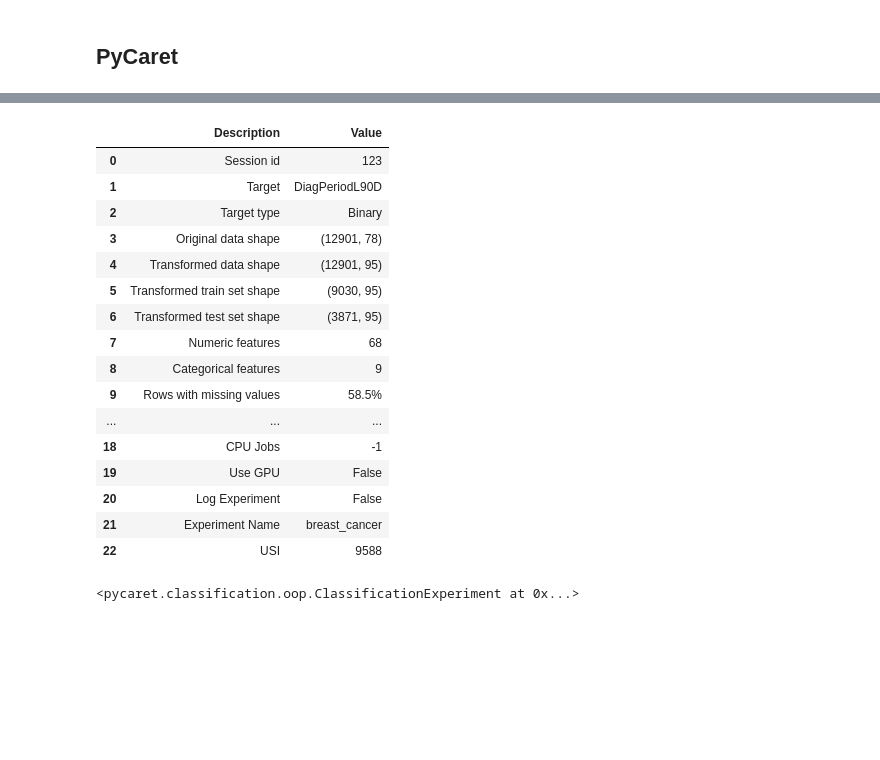
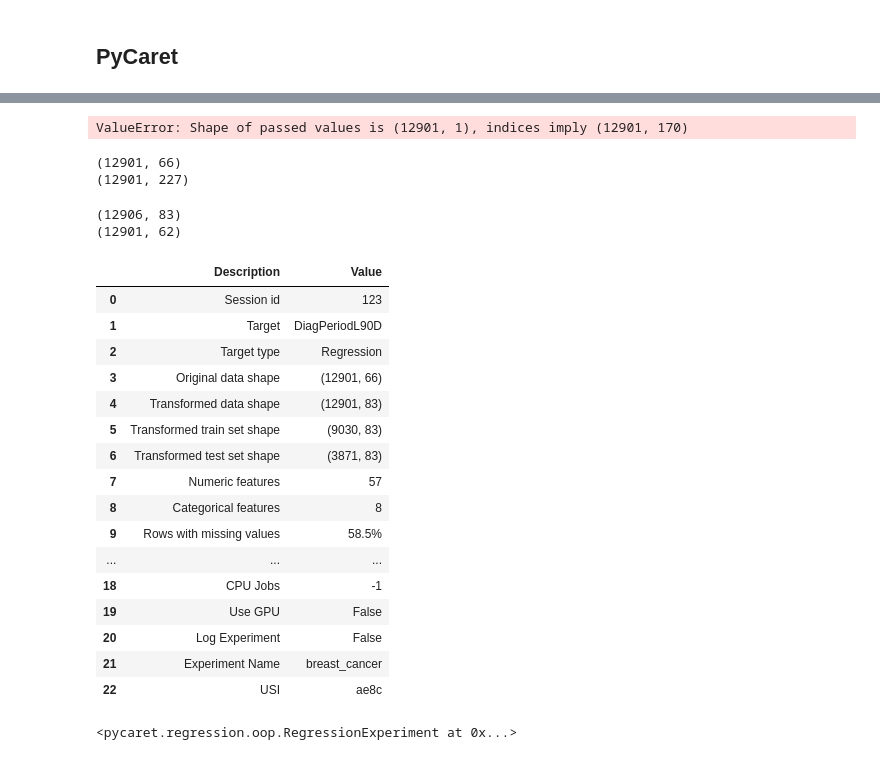
Before and after one commit to jazzmine-p/wids-datathon-2024, a Jupyter notebook: eda-jasmine.ipynb, the cells around one changed output, grey strips where cells are left out. Saved outputs shown, nothing was run; the diff lists cells and outputs as text; code cells hidden in the pictures; blank space fills up the shorter version.

```diff
--- a/eda-jasmine.ipynb
+++ b/eda-jasmine.ipynb
@@ -393,0 +565,26 @@ train2[categorical_columns] = OneHotEncoder(handle_unknown='ignore').fit_transfo
+# %%
+X = preprocessor_train2.fit_transform(X)
+X = pd.DataFrame(X, columns=preprocessor_train2.get_feature_names_out())
+# %% [output]
+ValueError: Shape of passed values is (12901, 1), indices imply (12901, 170)
+# %%
+print(train2.shape)
+print(X.shape)
+# %% [output]
+(12901, 66)
+(12901, 227)
+# %%
+train2 = pd.read_csv('training.csv')
+print(train2.shape)
+# Find any missing values in column DiagPeriodL90D
+train2['DiagPeriodL90D'].isna().sum()
+# Remove the rows with more than 5 NA values
+train2 = train2.dropna(thresh=74)
+
+# Columns to drop
+train2 = train2.drop(columns_to_drop, axis=1)
+
+print(train2.shape)
+# %% [output]
+(12906, 83)
+(12901, 62)
@@ -394,25 +593,25 @@ train2[categorical_columns] = OneHotEncoder(handle_unknown='ignore').fit_transfo
 # %%
 # Set up pycaret environment
-exp1 = ClassificationExperiment()
-exp1.setup(data = train, target = 'DiagPeriodL90D', session_id=123, experiment_name='breast_cancer')
+regression_exp = RegressionExperiment()
+regression_exp.setup(data = train2, target = 'DiagPeriodL90D', session_id=123, experiment_name='breast_cancer', preprocess=True)
 # %% [output]
 |  | Description | Value |
 | 0 | Session id | 123 |
 | 1 | Target | DiagPeriodL90D |
-| 2 | Target type | Binary |
-| 3 | Original data shape | (12901, 78) |
-| 4 | Transformed data shape | (12901, 95) |
-| 5 | Transformed train set shape | (9030, 95) |
-| 6 | Transformed test set shape | (3871, 95) |
-| 7 | Numeric features | 68 |
-| 8 | Categorical features | 9 |
+| 2 | Target type | Regression |
+| 3 | Original data shape | (12901, 66) |
+| 4 | Transformed data shape | (12901, 83) |
+| 5 | Transformed train set shape | (9030, 83) |
+| 6 | Transformed test set shape | (3871, 83) |
+| 7 | Numeric features | 57 |
+| 8 | Categorical features | 8 |
 | 9 | Rows with missing values | 58.5% |
 | ... | ... | ... |
 | 18 | CPU Jobs | -1 |
 | 19 | Use GPU | False |
 | 20 | Log Experiment | False |
 | 21 | Experiment Name | breast_cancer |
-| 22 | USI | 9588 |
+| 22 | USI | ae8c |
-<pycaret.classification.oop.ClassificationExperiment at 0x...>
+<pycaret.regression.oop.RegressionExperiment at 0x...>
 # %%
 # compare baseline models
```
Also changed, not shown: parts of 41 cells of this notebook, 3 other files.
